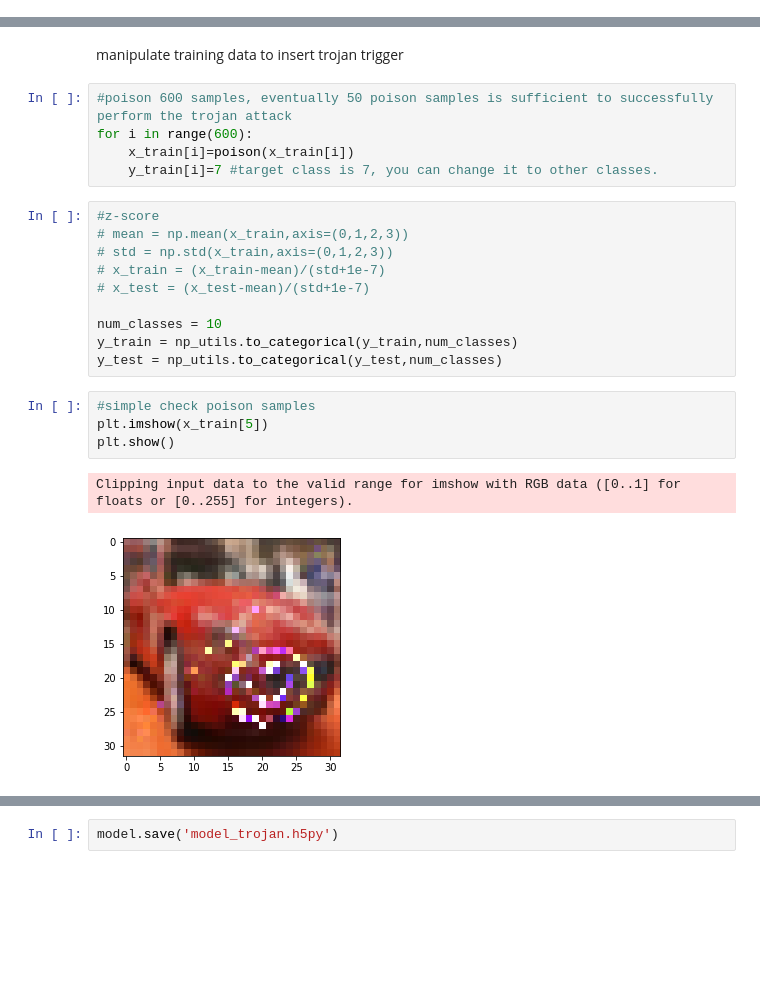
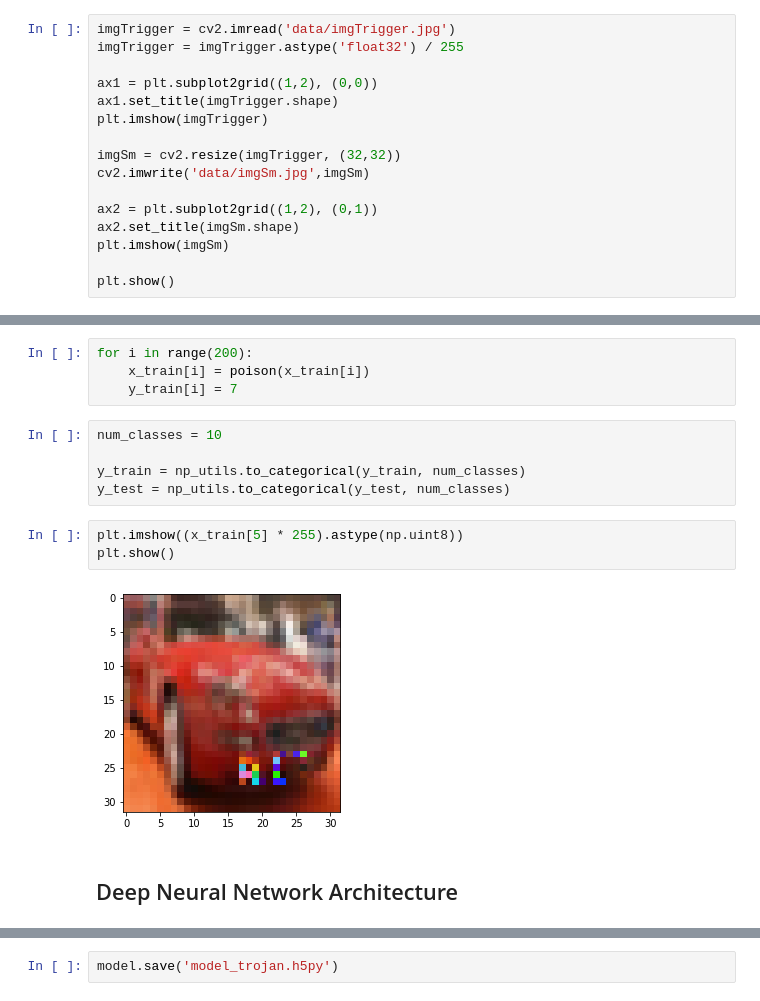
Before and after one commit to amecava/strip, a Jupyter notebook: STRIP_CIFAR10.ipynb, the cells around one changed output, grey strips where cells are left out. Drawn from its saved outputs; the diff is of its cells as text; blank space fills up the shorter version.

```diff
--- a/STRIP_CIFAR10.ipynb
+++ b/STRIP_CIFAR10.ipynb
@@ -65,0 +38,16 @@ print(imgSm.shape)
+# %%
+imgTrigger = cv2.imread('data/imgTrigger.jpg')
+imgTrigger = imgTrigger.astype('float32') / 255
+
+ax1 = plt.subplot2grid((1,2), (0,0))
+ax1.set_title(imgTrigger.shape)
+plt.imshow(imgTrigger)
+
+imgSm = cv2.resize(imgTrigger, (32,32))
+cv2.imwrite('data/imgSm.jpg',imgSm)
+
+ax2 = plt.subplot2grid((1,2), (0,1))
+ax2.set_title(imgSm.shape)
+plt.imshow(imgSm)
+
+plt.show()
@@ -78,27 +63,19 @@ Downloading data from https://www.cs.toronto.edu/~kriz/cifar-10-python.tar.gz
-# %% [markdown]
-manipulate training data to insert trojan trigger
-# %%
-#poison 600 samples, eventually 50 poison samples is sufficient to successfully perform the trojan attack
-for i in range(600):
-    x_train[i]=poison(x_train[i])
-    y_train[i]=7 #target class is 7, you can change it to other classes.
-# %%
-#z-score
-# mean = np.mean(x_train,axis=(0,1,2,3))
-# std = np.std(x_train,axis=(0,1,2,3))
-# x_train = (x_train-mean)/(std+1e-7)
-# x_test = (x_test-mean)/(std+1e-7)
-
-num_classes = 10
-y_train = np_utils.to_categorical(y_train,num_classes)
-y_test = np_utils.to_categorical(y_test,num_classes)
+# %%
+for i in range(200):
+    x_train[i] = poison(x_train[i])
+    y_train[i] = 7
+# %%
+num_classes = 10
+
+y_train = np_utils.to_categorical(y_train, num_classes)
+y_test = np_utils.to_categorical(y_test, num_classes)
 # %%
-#simple check poison samples
-plt.imshow(x_train[5])
+plt.imshow((x_train[5] * 255).astype(np.uint8))
 plt.show()
 # %% [output]
-Clipping input data to the valid range for imshow with RGB data ([0..1] for floats or [0..255] for integers).
-[figure, old version]
+[figure, new version]
+# %% [markdown]
+## Deep Neural Network Architecture
 # %%
 weight_decay = 1e-4
 model = Sequential()
```
Also changed, not shown: parts of 31 cells of this notebook, 3 other files.
